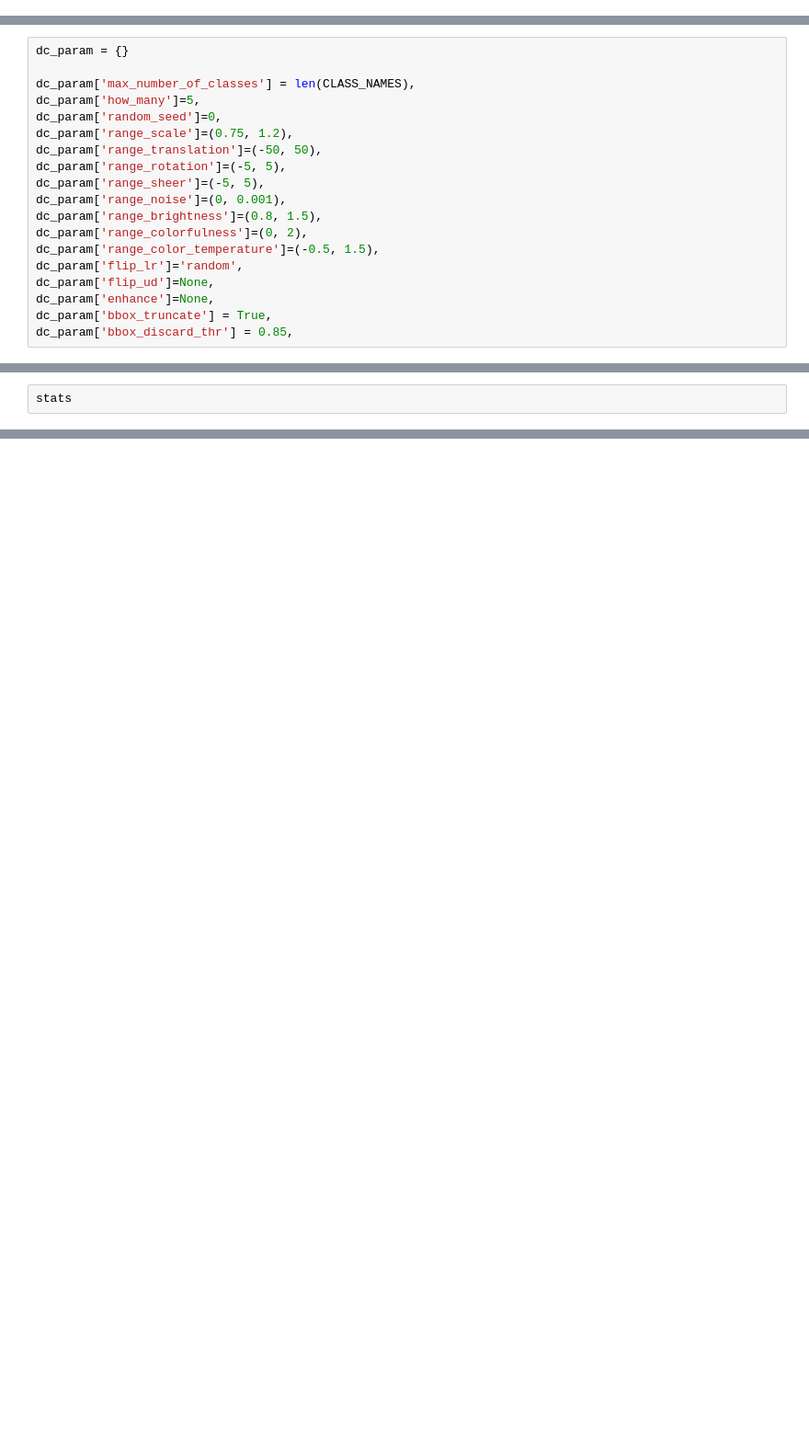
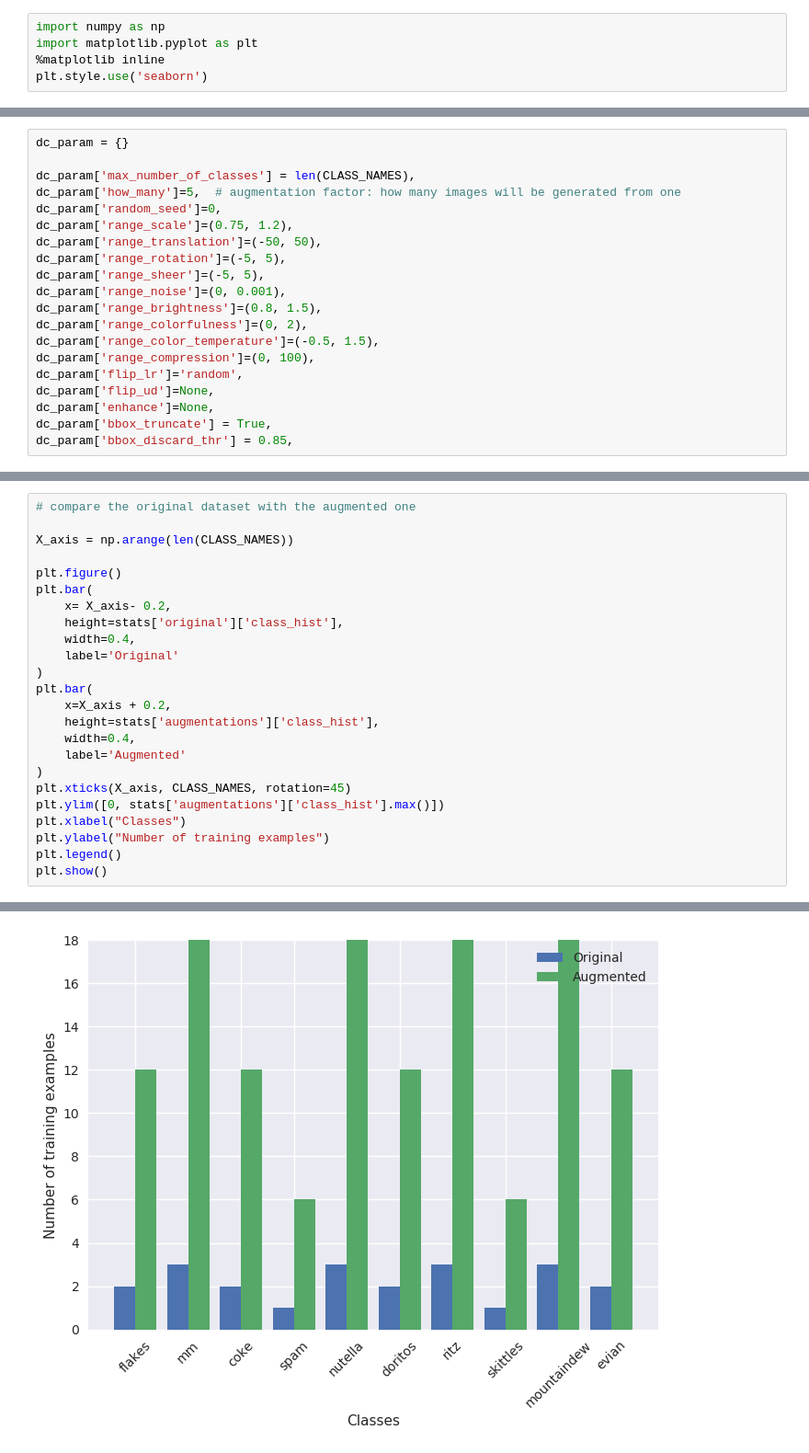
Before and after one commit to bbonik/Rekognition-CL-augmentations, a Jupyter notebook: explore-dataset-augmentation.ipynb, the cells around one changed output, grey strips where cells are left out. Shown at 92% size. Drawn from its saved outputs; the diff is of its cells as text; blank space fills up the shorter version.

```diff
--- a/explore-dataset-augmentation.ipynb
+++ b/explore-dataset-augmentation.ipynb
@@ -13 +15,6 @@ The manifest file can be located either locally or in S3. 3 types of tasks are s
+# %%
+import numpy as np
+import matplotlib.pyplot as plt
+%matplotlib inline
+plt.style.use('seaborn')
 # %%
@@ -30,7 +37,7 @@ In the following cell we define the augmentation parameters that will be applied
 dc_param = {}
 
 dc_param['max_number_of_classes'] = len(CLASS_NAMES),
-dc_param['how_many']=5,
+dc_param['how_many']=5,  # augmentation factor: how many images will be generated from one
 dc_param['random_seed']=0,
 dc_param['range_scale']=(0.75, 1.2),
 dc_param['range_translation']=(-50, 50),
@@ -40,6 +47,7 @@ dc_param['range_noise']=(0, 0.001),
 dc_param['range_brightness']=(0.8, 1.5),
 dc_param['range_colorfulness']=(0, 2),
 dc_param['range_color_temperature']=(-0.5, 1.5),
+dc_param['range_compression']=(0, 100),
 dc_param['flip_lr']='random',
 dc_param['flip_ud']=None,
 dc_param['enhance']=None,
@@ -73,3 +85,25 @@ Augmenting image 2 out of 2 [ 100.0 %]
 # %%
-stats
+# compare the original dataset with the augmented one
+
+X_axis = np.arange(len(CLASS_NAMES))
+
+plt.figure()
+plt.bar(
+    x= X_axis- 0.2,
+    height=stats['original']['class_hist'],
+    width=0.4,
+    label='Original'
+)
+plt.bar(
+    x=X_axis + 0.2,
+    height=stats['augmentations']['class_hist'],
+    width=0.4,
+    label='Augmented'
+)
+plt.xticks(X_axis, CLASS_NAMES, rotation=45)
+plt.ylim([0, stats['augmentations']['class_hist'].max()])
+plt.xlabel("Classes")
+plt.ylabel("Number of training examples")
+plt.legend()
+plt.show()
 # %% [output]
@@ -80,3 +110,4 @@ stats
+[figure, added]
 # %% [markdown]
 ## Conclusion
 
```
Also changed, not shown: parts of 8 cells of this notebook, 23 other files.
